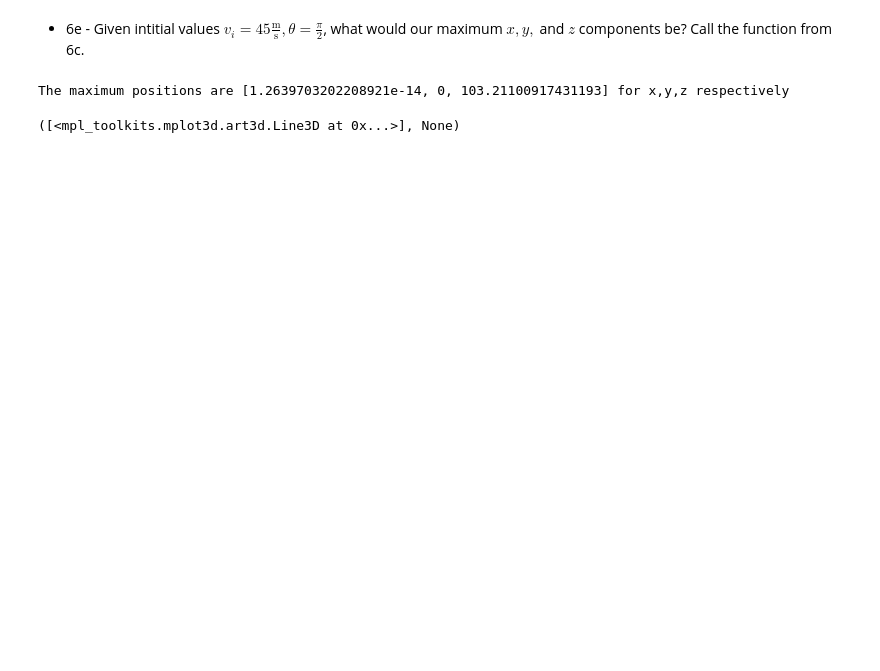
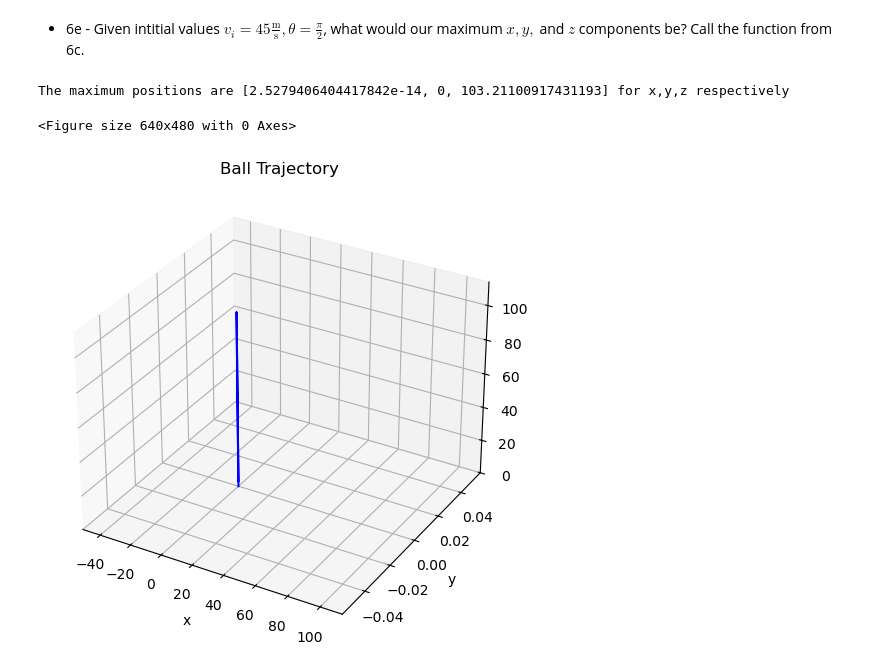
Before and after one commit to BruhddyTheThird/ProfCPisGoatedLib, a Jupyter notebook: HW II.ipynb, the cells around one changed output. Cells and saved outputs as stored; diff of their text form; code cells hidden in the pictures; blank space fills up the shorter version.

Commit message:
Added scaling functionality to plot_traj(), and corrected an errant factor of 1/2 in max_pos().

```diff
--- a/HW II.ipynb
+++ b/HW II.ipynb
@@ -101,12 +99,12 @@ def t_flight(initial_velocity,theta_deg):
     return t_f
 
 def max_pos(initial_velocity,theta_deg):
-    X_max=initial_velocity*np.cos(np.deg2rad(theta_deg))*t_flight(initial_velocity,theta_deg)/2
+    X_max=initial_velocity*np.cos(np.deg2rad(theta_deg))*t_flight(initial_velocity,theta_deg)
     Y_max=0
     Z_max=initial_velocity*np.sin(np.deg2rad(theta_deg))*t_flight(initial_velocity,theta_deg)/2 - 1/2*9.81*(t_flight(initial_velocity,theta_deg)/2)**2
     return [X_max, Y_max, Z_max]
 
-def plot_traj(initial_velocity,theta_deg,limit_xyz=None):
+def plot_traj(initial_velocity,theta_deg):
     t_array=np.arange(0.0, t_flight(initial_velocity, theta_deg), 0.1)
     R_pos=[]
     for i in range(len(t_array)):
@@ -125,15 +123,17 @@ def plot_traj(initial_velocity,theta_deg,limit_xyz=None):
     ax.set_xlabel('x')
     ax.set_ylabel('y')
     ax.set_zlabel('z')
-    if limit_xyz != None:
-        ax.set_xlim(limit_xyz[0])
-        ax.set_ylim(limit_xyz[1])
-        ax.set_zlim(limit_xyz[2])
-    ax.set_title(10*""+'Ball Trajectory'+""*10)
+
+    #This should set the limits of the graph to better reflect the
+    # shape of the parabola, instead of keeping the shape invariant
+    scale = max(max_pos(initial_velocity,theta_deg))
+    ax.set_xlim((-1*scale/2,scale*1.1))
+    ax.set_zlim((0,scale*1.1))
+    ax.set_title('Ball Trajectory')
     return ax.plot3D(Xline,Yline,Zline,'blue')
 
-def Ball_Model(initial_velocity, theta_deg, limit_xyz=None):
-    return plot_traj(initial_velocity,theta_deg,limit_xyz), print("The maximum positions are", max_pos(initial_velocity,theta_deg),"for x,y,z respectively")
+def Ball_Model(initial_velocity, theta_deg):
+    return plot_traj(initial_velocity,theta_deg), print("The maximum positions are", max_pos(initial_velocity,theta_deg),"for x,y,z respectively")
 # %% [markdown]
 - 6d - Given initial values of $v_i = 90\frac{\text{m}}{\text{s}}, \theta = \frac{\pi}{6}$, what would our maximum $x,y,$ and $z$ components be? Call the function from 6c.
 # %%
@@ -144,7 +147,12 @@ The maximum positions are [357.5334235807315, 0, 103.2110091743119] for x,y,z re
 # %% [markdown]
 - 6e - Given intitial values $v_i = 45\frac{\text{m}}{\text{s}}, \theta = \frac{\pi}{2}$, what would our maximum $x,y,$ and $z$ components be? Call the function from 6c.
 # %%
-Ball_Model(45, np.rad2deg(np.pi/2),)
+Ball_Model(45, np.rad2deg(np.pi/2))
+#this isnt giving the answer we want because
+# of the double conversion from radians to degrees to radians.
+# numpy doesnt use symbolic variables as np.cos(np.pi/2) == 6.123e-17
+plt.show()
 # %% [output]
-The maximum positions are [1.2639703202208921e-14, 0, 103.21100917431193] for x,y,z respectively
+The maximum positions are [2.5279406404417842e-14, 0, 103.21100917431193] for x,y,z respectively
-([<mpl_toolkits.mplot3d.art3d.Line3D at 0x...>], None)
+<Figure size 640x480 with 0 Axes>
+[figure, added]
```
Also changed, not shown: parts of 2 cells of this notebook.
